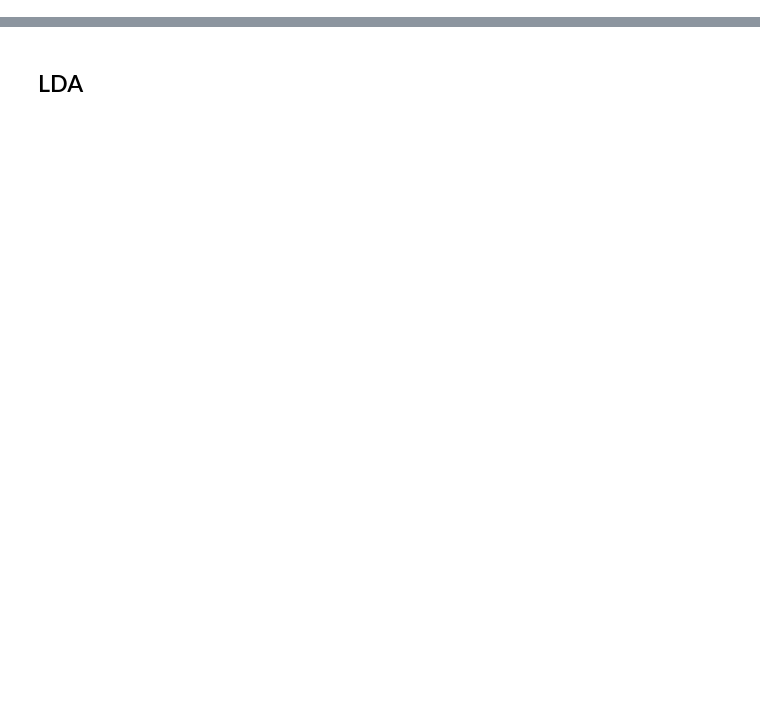
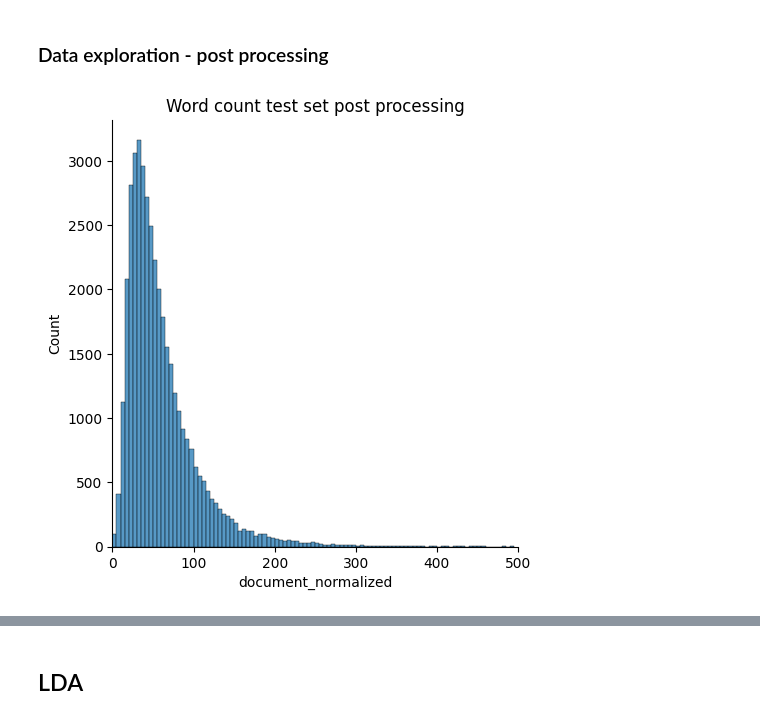
Before and after one commit to giocoal/reddit-tldr-summarizer-and-topic-modeling, a Jupyter notebook: topic_modeling.ipynb, the cells around one changed output, grey strips where cells are left out. Drawn from its saved outputs; the diff is of its cells as text; code cells hidden in the pictures; blank space fills up the shorter version.

```diff
--- a/topic_modeling.ipynb
+++ b/topic_modeling.ipynb
@@ -14,0 +110,11 @@ train = pd.read_json('/Dataset_TLDRHQ/processed_dataset/train_1.json"', orient="
+# %%
+col = []
+for row in test.iterrows():
+    a = []
+    for i, elem in enumerate(row[1]['pos_tags']):
+        if elem in ['NOUN', 'VERB']:
+            a.append(row[1]['document_normalized'][i])
+
+    col.append(a)
+# %%
+test['document_normalized'] = col
@@ -14,0 +134,4 @@ train = pd.read_json('/Dataset_TLDRHQ/processed_dataset/train_1.json"', orient="
+# %%
+stop_words = ['time', 'something', 'going', 'year', 'week', 'month', 'day', 'get', 'got', 'nt', 'want', 'know', 'thing', 'could', 'can', 'go', 'say', 'said']
+
+test['document_normalized'] = test['document_normalized'].apply(lambda x: list(set(x)-set(stop_words)))
@@ -14,0 +140,8 @@ train = pd.read_json('/Dataset_TLDRHQ/processed_dataset/train_1.json"', orient="
+# %% [markdown]
+### Data exploration - post processing
+# %%
+sns.displot(test['document_normalized'].apply(lambda x: len(x)), bins=range(0,500, 5)).set(title='Word count test set post processing')
+plt.xlim(0, 500)
+plt.savefig('Images/word_count_post.jpg')
+# %% [output]
+[figure, added]
```
Also changed, not shown: parts of 102 cells of this notebook, 1 other file.
